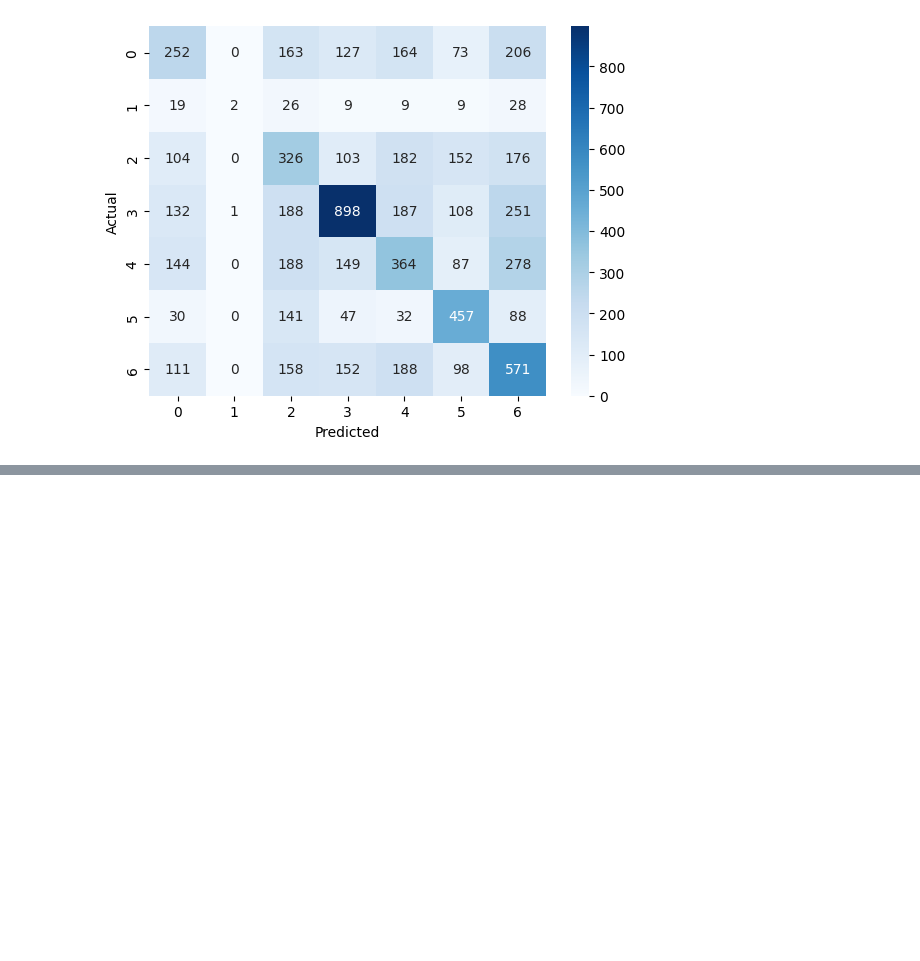
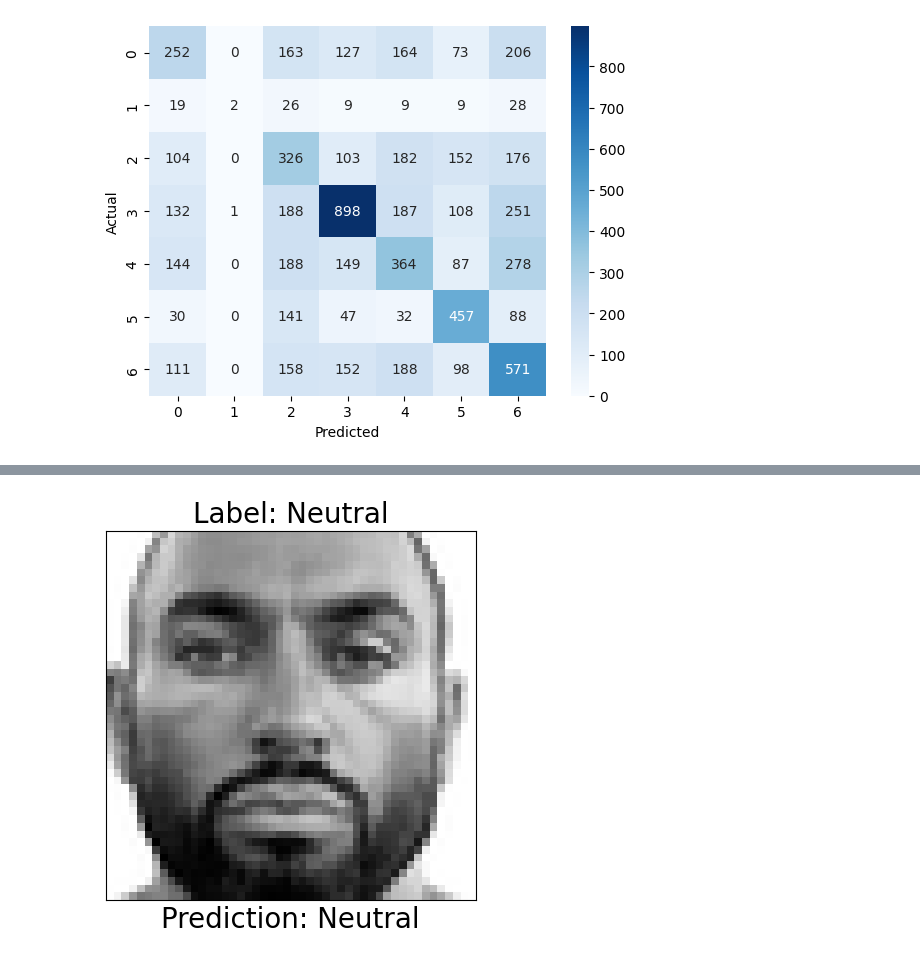
Before and after one commit to xaikyou/Fundamental-ML, a Jupyter notebook: notebooks/EDA.ipynb, the cells around one changed output, grey strips where cells are left out. Cells and saved outputs as stored; diff of their text form; code cells hidden in the pictures; blank space fills up the shorter version.

```diff
--- a/notebooks/EDA.ipynb
+++ b/notebooks/EDA.ipynb
@@ -631,0 +702,2 @@ Confusion Matrix:
+# %%
+train_images, test_images, train_labels, test_labels = train_test_split(images2, labels2, train_size=0.7, random_state=RANDOM_STATE)
@@ -631,0 +708,23 @@ Confusion Matrix:
+# %%
+train_images = train_images / 255.0
+test_images = test_images / 255.0
+# %%
+model = keras.Sequential([
+    keras.layers.Conv2D(32, (3, 3), activation='relu', input_shape=(48, 48, 1)),
+    keras.layers.MaxPooling2D((2, 2)),
+    keras.layers.Conv2D(64, (3, 3), activation='relu'),
+    keras.layers.MaxPooling2D((2, 2)),
+    keras.layers.Conv2D(128, (3, 3), activation='relu'),
+    keras.layers.MaxPooling2D((2, 2)),
+    keras.layers.Flatten(),
+    keras.layers.Dense(512, activation='relu'),
+    keras.layers.Dense(7, activation='softmax')
+])
+
+model.compile(
+    optimizer='adam',
+    loss='sparse_categorical_crossentropy',
+    metrics=['accuracy']
+)
+# %%
+history = model.fit(x=train_images, y=train_labels, batch_size=128, epochs=15, validation_data=(test_images, test_labels))
@@ -631,0 +755,11 @@ Confusion Matrix:
+# %%
+index = 10
+predictions = model.predict(test_images)
+plt.figure()
+plt.imshow(test_images[index], cmap='gray')
+plt.title("Label: " + class_names[test_labels[index]], fontsize=20)
+plt.xlabel("Prediction: " + class_names[np.argmax(predictions[index])], fontsize=20)
+plt.xticks([])
+plt.yticks([])
+plt.show()
+# %% [output]
@@ -631,0 +767 @@ Confusion Matrix:
+[figure, added]
```
Also changed, not shown: parts of 37 cells of this notebook.
